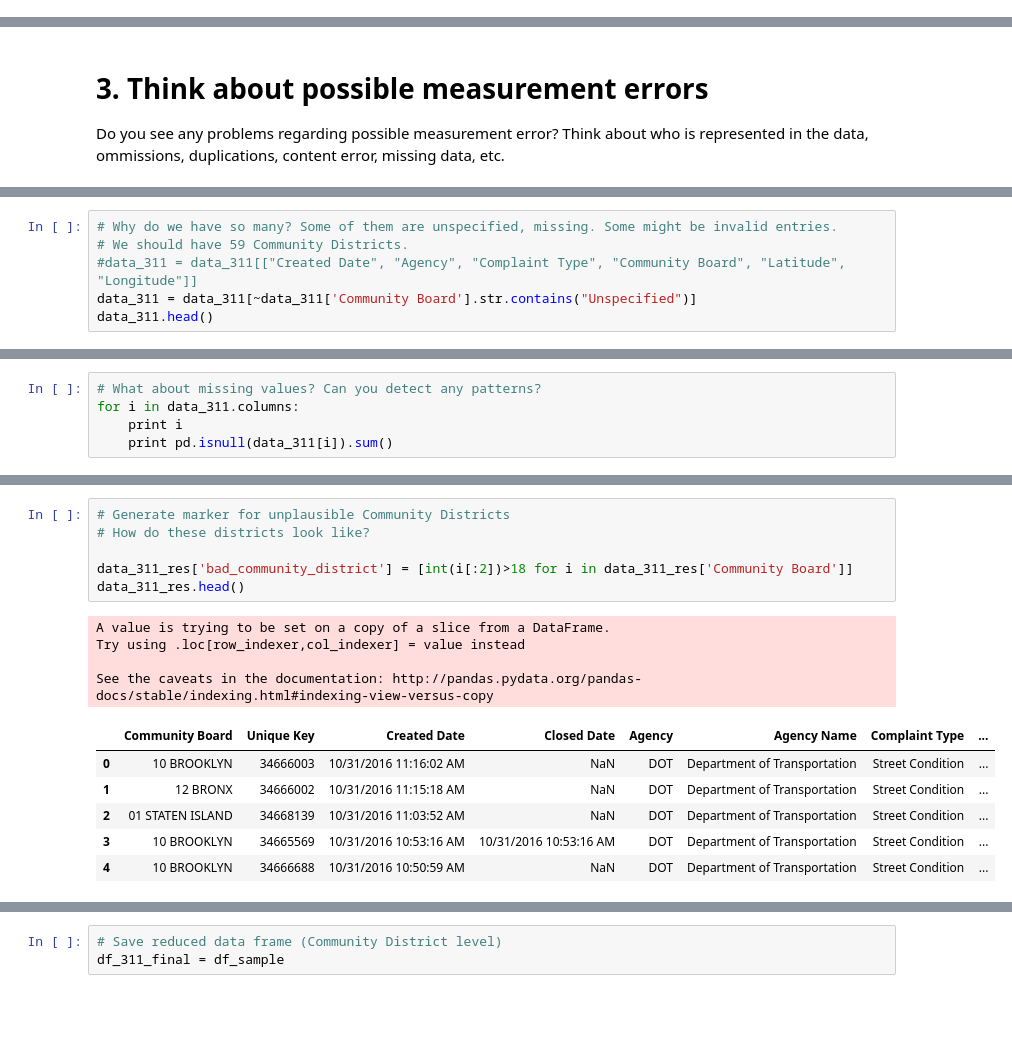
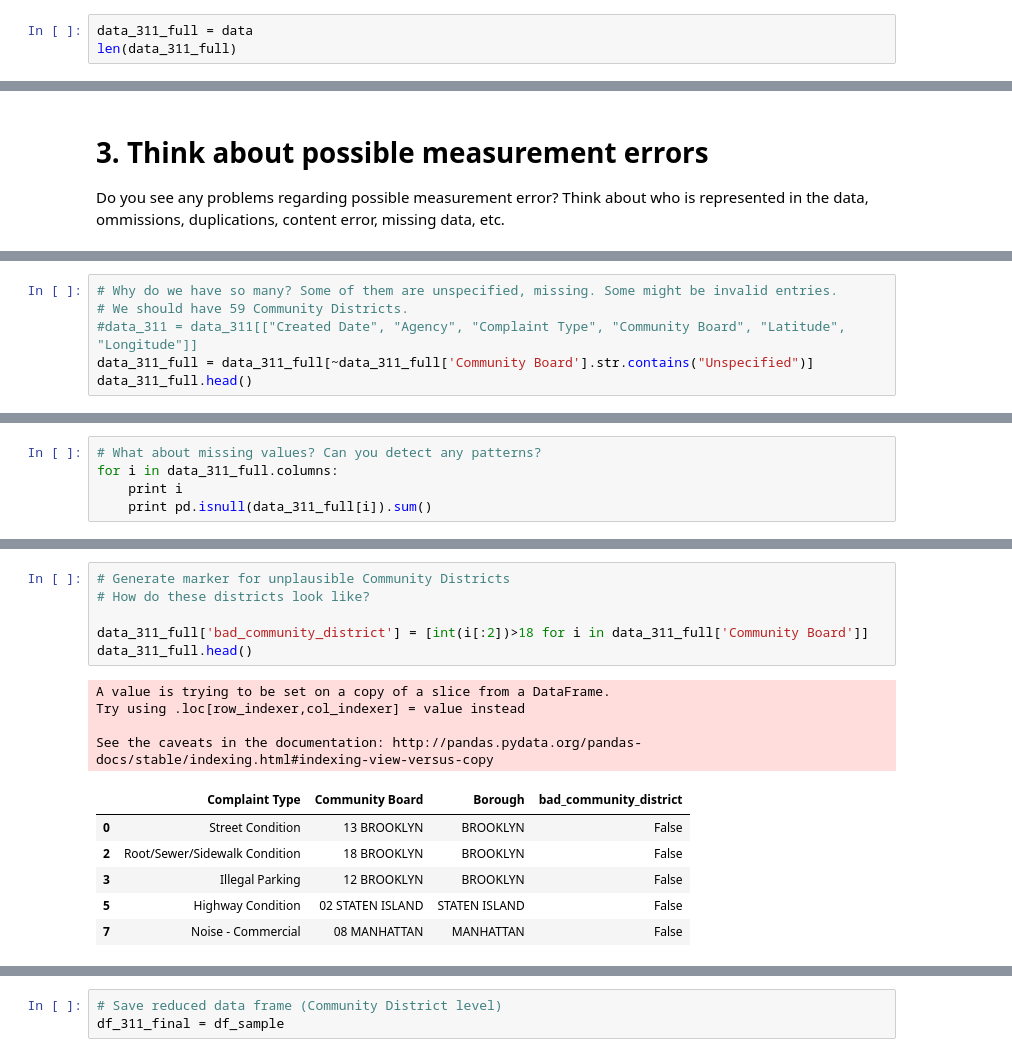
Before and after one commit to gperrin12/PUI2016_gtp232, a Jupyter notebook: HW8_gtp232/PUI 2016 - Working with Data Lab_110116.ipynb, the cells around one changed output, grey strips where cells are left out. Drawn from its saved outputs; the diff is of its cells as text; blank space fills up the shorter version.

```diff
--- a/HW8_gtp232/PUI 2016 - Working with Data Lab_110116.ipynb
+++ b/HW8_gtp232/PUI 2016 - Working with Data Lab_110116.ipynb
@@ -50,0 +49,3 @@ data = pd.read_csv('/projects/open/NYCOpenData/nycopendata/data/erm2-nwe9/144683
+# %%
+data_311_full = data
+len(data_311_full)
@@ -107,6 +96,6 @@ len(community_board_unique)
 # Why do we have so many? Some of them are unspecified, missing. Some might be invalid entries.
 # We should have 59 Community Districts.
 #data_311 = data_311[["Created Date", "Agency", "Complaint Type", "Community Board", "Latitude", "Longitude"]]
-data_311 = data_311[~data_311['Community Board'].str.contains("Unspecified")]
-data_311.head()
+data_311_full = data_311_full[~data_311_full['Community Board'].str.contains("Unspecified")]
+data_311_full.head()
 # %% [output]
@@ -146,6 +134,6 @@ sorted(community_board_unique)
 # %%
 # What about missing values? Can you detect any patterns?
-for i in data_311.columns:
+for i in data_311_full.columns:
     print i
-    print pd.isnull(data_311[i]).sum()
+    print pd.isnull(data_311_full[i]).sum()
 # %% [output]
@@ -194,19 +171,19 @@ data_311_res[~pd.isnull(data_311_res["Resolution Description"])]
 # %%
 # Generate marker for unplausible Community Districts
 # How do these districts look like?
 
-data_311_res['bad_community_district'] = [int(i[:2])>18 for i in data_311_res['Community Board']]
-data_311_res.head()
+data_311_full['bad_community_district'] = [int(i[:2])>18 for i in data_311_full['Community Board']]
+data_311_full.head()
 # %% [output]
 A value is trying to be set on a copy of a slice from a DataFrame.
 Try using .loc[row_indexer,col_indexer] = value instead
 
 See the caveats in the documentation: http://pandas.pydata.org/pandas-docs/stable/indexing.html#indexing-view-versus-copy
-|  | Community Board | Unique Key | Created Date | Closed Date | Agency | Agency Name | Complaint Type | ... |
-| 0 | 10 BROOKLYN | 34666003 | 10/31/2016 11:16:02 AM | NaN | DOT | Department of Transportation | Street Condition | ... |
-| 1 | 12 BRONX | 34666002 | 10/31/2016 11:15:18 AM | NaN | DOT | Department of Transportation | Street Condition | ... |
-| 2 | 01 STATEN ISLAND | 34668139 | 10/31/2016 11:03:52 AM | NaN | DOT | Department of Transportation | Street Condition | ... |
-| 3 | 10 BROOKLYN | 34665569 | 10/31/2016 10:53:16 AM | 10/31/2016 10:53:16 AM | DOT | Department of Transportation | Street Condition | ... |
-| 4 | 10 BROOKLYN | 34666688 | 10/31/2016 10:50:59 AM | NaN | DOT | Department of Transportation | Street Condition | ... |
+|  | Complaint Type | Community Board | Borough | bad_community_district |
+| 0 | Street Condition | 13 BROOKLYN | BROOKLYN | False |
+| 2 | Root/Sewer/Sidewalk Condition | 18 BROOKLYN | BROOKLYN | False |
+| 3 | Illegal Parking | 12 BROOKLYN | BROOKLYN | False |
+| 5 | Highway Condition | 02 STATEN ISLAND | STATEN ISLAND | False |
+| 7 | Noise - Commercial | 08 MANHATTAN | MANHATTAN | False |
 # %%
 # Drop the marked districts
```
Also changed, not shown: parts of 21 cells of this notebook.
